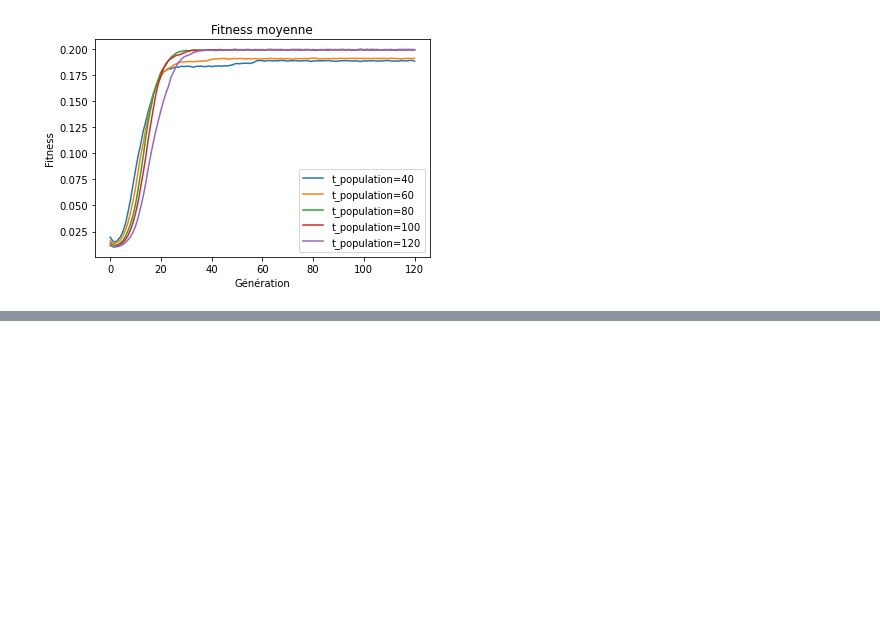
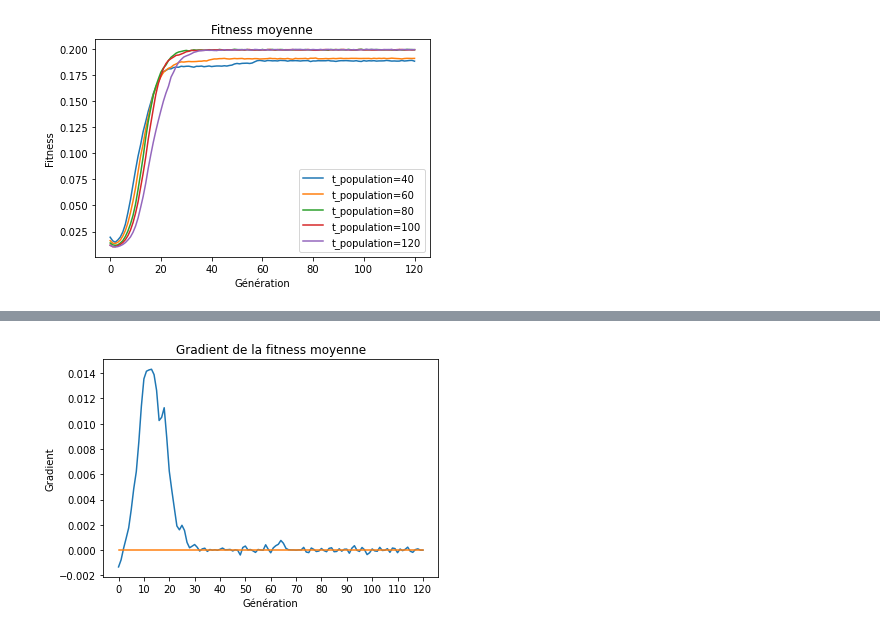
Before and after one commit to HubESI/Optim, a Jupyter notebook: ga_parameters_tuning.ipynb, the cells around one changed output, grey strips where cells are left out. Saved outputs shown, nothing was run; the diff lists cells and outputs as text; code cells hidden in the pictures; blank space fills up the shorter version.

```diff
--- a/ga_parameters_tuning.ipynb
+++ b/ga_parameters_tuning.ipynb
@@ -175,0 +205,14 @@ fig.savefig("ga_concepts/parameters/population_sizes_tmp.pdf", bbox_inches="tigh
+# %%
+fig, ax = plt.subplots()
+x = np.arange(0, max_generations + 1)
+with open("ga_concepts/parameters/max_generations_effect.npy", "rb") as f:
+    avgs_fitness_gradient = np.load(f)
+    ax.plot(x, avgs_fitness_gradient)
+    ax.set_title("Gradient de la fitness moyenne")
+    ax.set_xlabel("Génération")
+    ax.set_ylabel("Gradient")
+    ax.plot(x, np.zeros(max_generations + 1))
+    ax.set_xticks(np.arange(0, max_generations+1, 10))
+    fig.savefig("ga_concepts/parameters/max_generations_effect_light.pdf", bbox_inches="tight")
+# %% [output]
+[figure, added]
```
Also changed, not shown: parts of 2 cells of this notebook, 3 other files.
